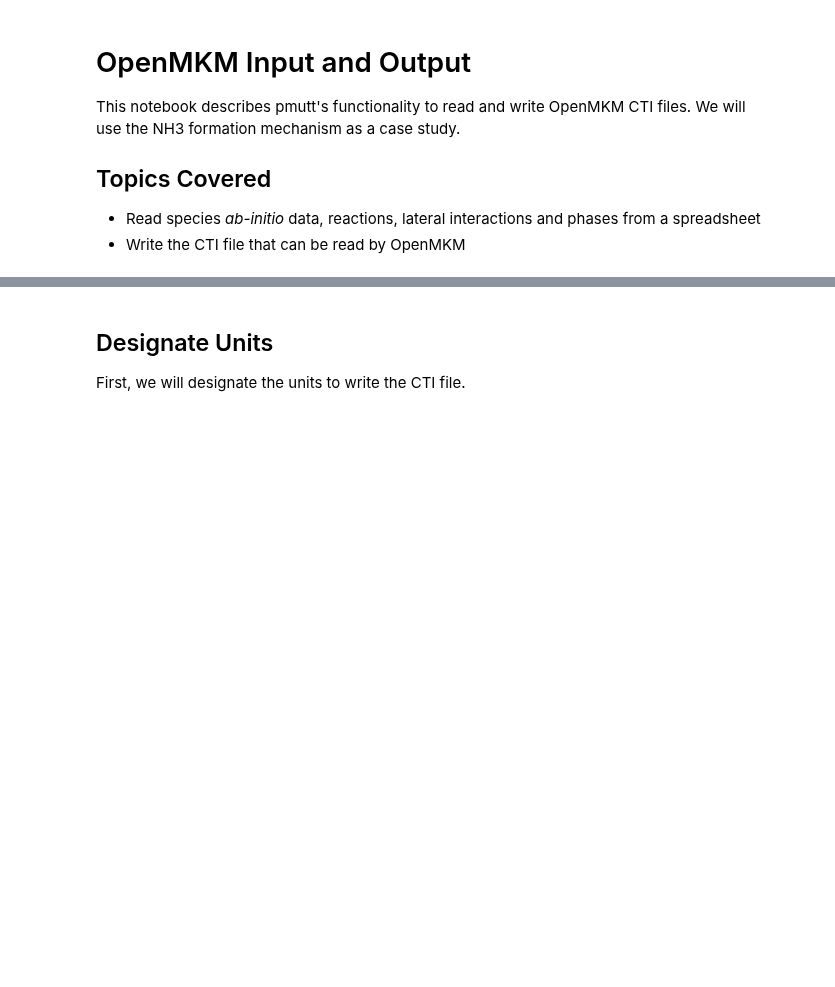
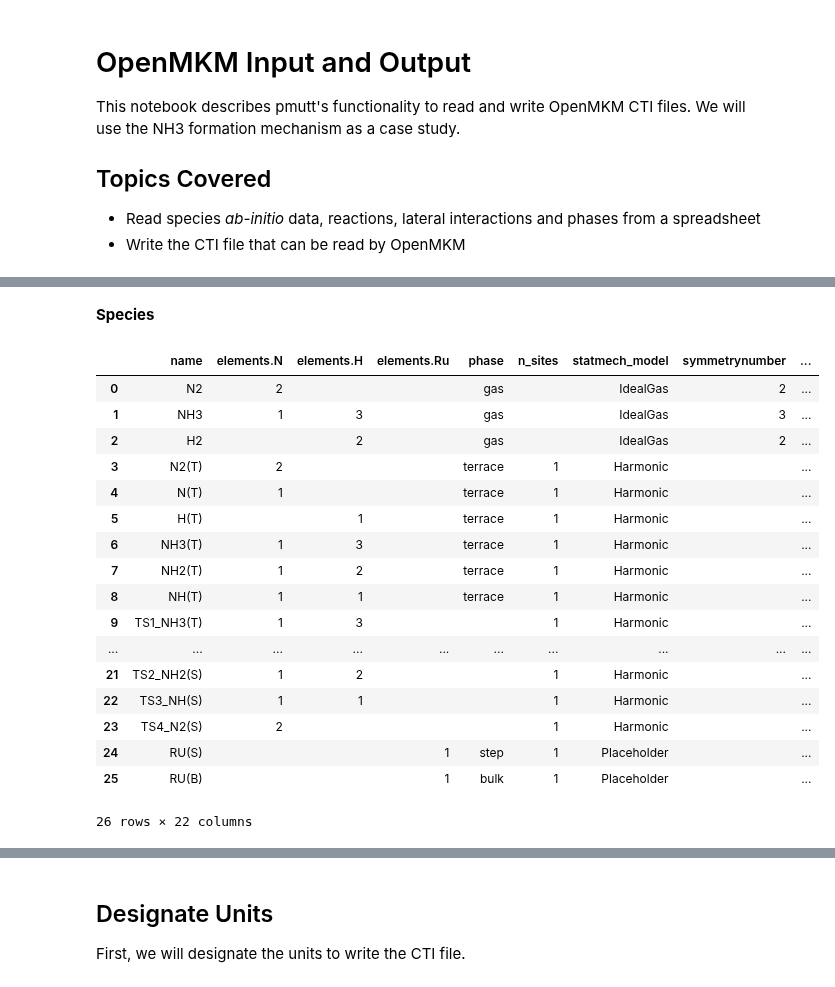
Before and after one commit to VlachosGroup/pMuTT, a Jupyter notebook: docs/source/examples_jupyter/omkm_io/OpenMKM_IO.ipynb, the cells around one changed output, grey strips where cells are left out. Cells and saved outputs as stored; diff of their text form; code cells hidden in the pictures; blank space fills up the shorter version.

```diff
--- a/docs/source/examples_jupyter/omkm_io/OpenMKM_IO.ipynb
+++ b/docs/source/examples_jupyter/omkm_io/OpenMKM_IO.ipynb
@@ -76,0 +31,8 @@ The contents are displayed below:
+# %%
+import pandas as pd
+from IPython.display import display
+
+def disp_data(io, sheet_name):
+    data = pd.read_excel(io=io, sheet_name=sheet_name, skiprows=[1])
+    data = data.fillna(' ')
+    display(data)
@@ -76,0 +49,23 @@ The contents are displayed below:
+# %% [markdown]
+**Species**
+# %%
+disp_data(io=input_path, sheet_name='species')
+# %% [output]
+|  | name | elements.N | elements.H | elements.Ru | phase | n_sites | statmech_model | symmetrynumber | ... |
+| 0 | N2 | 2 |  |  | gas |  | IdealGas | 2 | ... |
+| 1 | NH3 | 1 | 3 |  | gas |  | IdealGas | 3 | ... |
+| 2 | H2 |  | 2 |  | gas |  | IdealGas | 2 | ... |
+| 3 | N2(T) | 2 |  |  | terrace | 1 | Harmonic |  | ... |
+| 4 | N(T) | 1 |  |  | terrace | 1 | Harmonic |  | ... |
+| 5 | H(T) |  | 1 |  | terrace | 1 | Harmonic |  | ... |
+| 6 | NH3(T) | 1 | 3 |  | terrace | 1 | Harmonic |  | ... |
+| 7 | NH2(T) | 1 | 2 |  | terrace | 1 | Harmonic |  | ... |
+| 8 | NH(T) | 1 | 1 |  | terrace | 1 | Harmonic |  | ... |
+| 9 | TS1_NH3(T) | 1 | 3 |  |  | 1 | Harmonic |  | ... |
+| ... | ... | ... | ... | ... | ... | ... | ... | ... | ... |
+| 21 | TS2_NH2(S) | 1 | 2 |  |  | 1 | Harmonic |  | ... |
+| 22 | TS3_NH(S) | 1 | 1 |  |  | 1 | Harmonic |  | ... |
+| 23 | TS4_N2(S) | 2 |  |  |  | 1 | Harmonic |  | ... |
+| 24 | RU(S) |  |  | 1 | step | 1 | Placeholder |  | ... |
+| 25 | RU(B) |  |  | 1 | bulk | 1 | Placeholder |  | ... |
+26 rows × 22 columns
```
Also changed, not shown: parts of 27 cells of this notebook, 19 other files.
